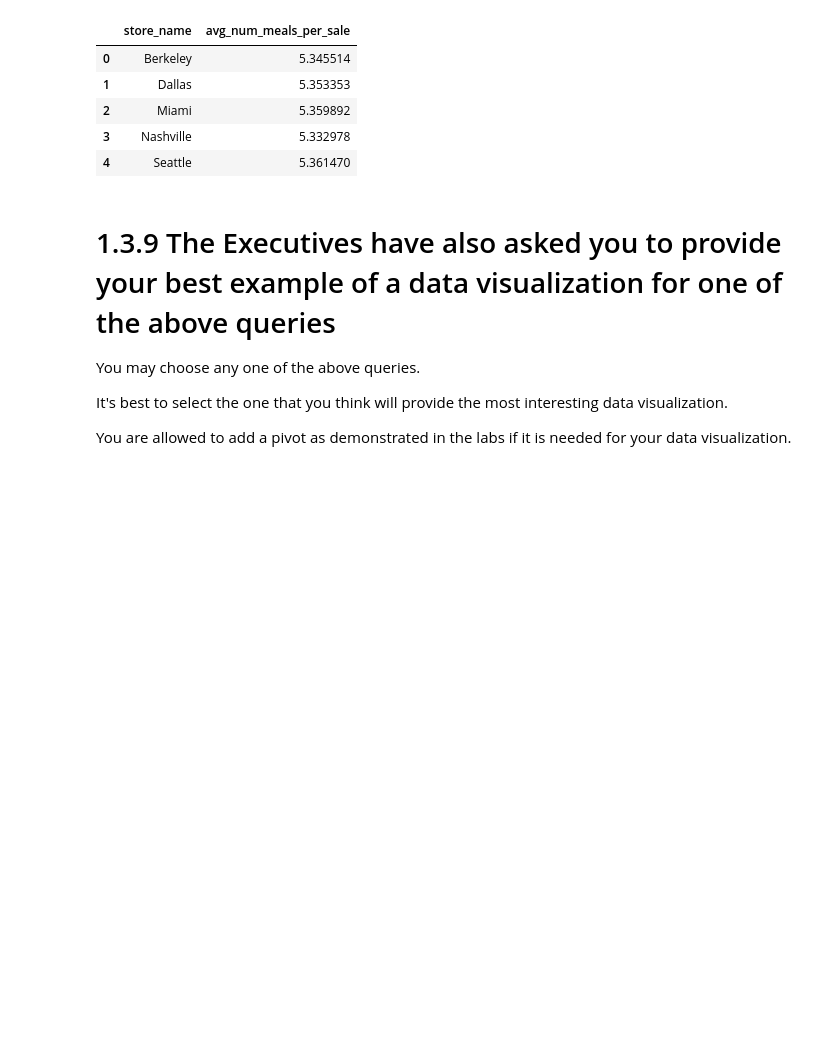
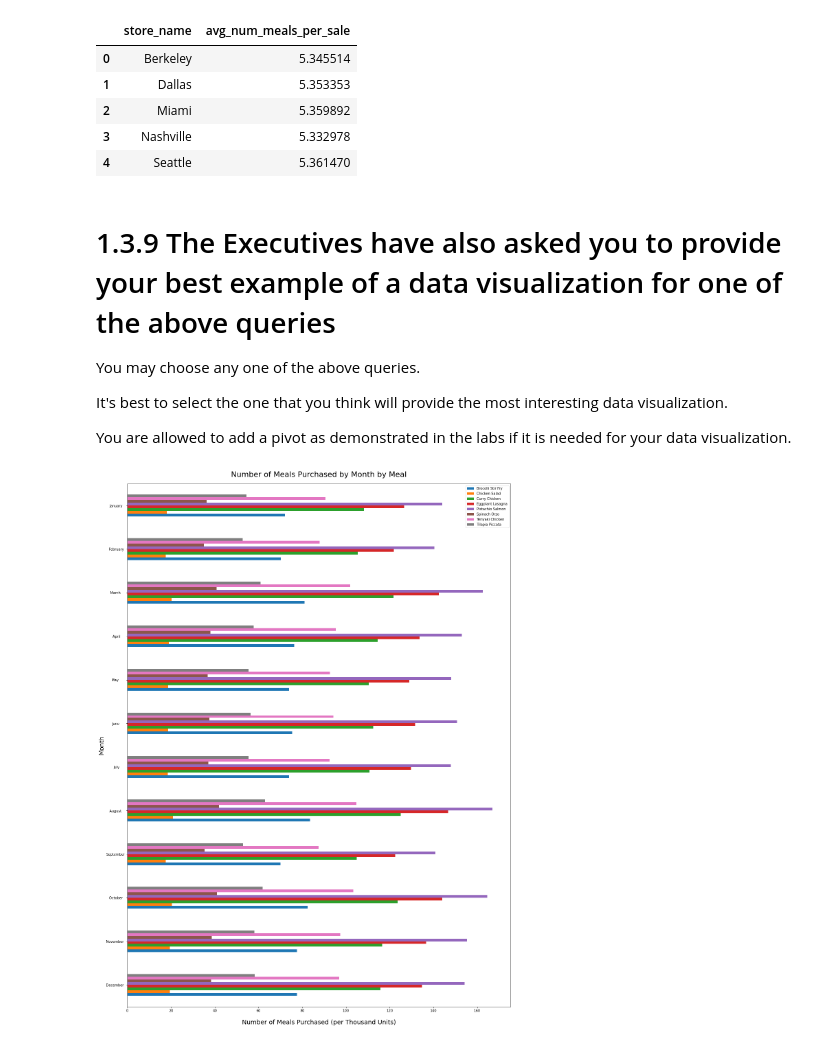
Before and after one commit to scabanela-ischool/Data_Engineering_Proj1_Querying, a Jupyter notebook: project_1_3.ipynb, the cells around one changed output. Saved outputs shown, nothing was run; the diff lists cells and outputs as text; code cells hidden in the pictures; blank space fills up the shorter version.

Commit message:
Added visualization 1.3.9

```diff
--- a/project_1_3.ipynb
+++ b/project_1_3.ipynb
@@ -352,3 +353,54 @@ You may choose any one of the above queries.
 It's best to select the one that you think will provide the most interesting data visualization.
 
 You are allowed to add a pivot as demonstrated in the labs if it is needed for your data visualization.
+# %%
+# Prepare data for visualization using pivot
+
+rollback_before_flag = True
+rollback_after_flag = True
+
+query = """
+
+select *
+from crosstab (
+    '
+        select month_name, meal_name, total_meals_purchased
+        from
+            (
+            select extract(month from sa.sale_date) as month_number,
+                to_char(sa.sale_date, ''Month'') as month_name,
+                pd.description as meal_name,
+                sum(li.quantity)/1000 as total_meals_purchased
+            from sales as sa
+                join line_items as li on sa.store_id = li.store_id and sa.sale_id = li.sale_id
+                join products as pd on li.product_id = pd.product_id
+            group by month_number, month_name, meal_name
+            order by month_number desc, meal_name
+            ) as temp
+    ')
+as ("month_name" text,
+    "Brocolli Stir Fry" numeric,
+    "Chicken Salad" numeric,
+    "Curry Chicken" numeric,
+    "Eggplant Lasagna" numeric,
+    "Pistachio Salmon" numeric,
+    "Spinach Orzo" numeric,
+    "Teriyaki Chicken" numeric,
+    "Tilapia Piccata" numeric)
+
+"""
+
+df = my_select_query_pandas(query, rollback_before_flag, rollback_after_flag)
+
+# What's interesting about this graph: We can visually see which meals are doing better for each month.
+# This graph might help us answer questions like: do seasonal ingredients in meals impact sales?
+
+df.plot.barh(figsize=(20,28))
+plt.rcParams.update({'font.size':16})
+plt.title('Number of Meals Purchased by Month by Meal', fontsize=22, pad=20)
+plt.ylabel('Month', fontsize=18)
+plt.xlabel('Number of Meals Purchased (per Thousand Units)', fontsize=18, labelpad=20)
+plt.yticks(np.arange(12), labels=df['month_name'])
+plt.show()
+# %% [output]
+[figure, added]
```
Also changed, not shown: parts of 1 cell of this notebook.
